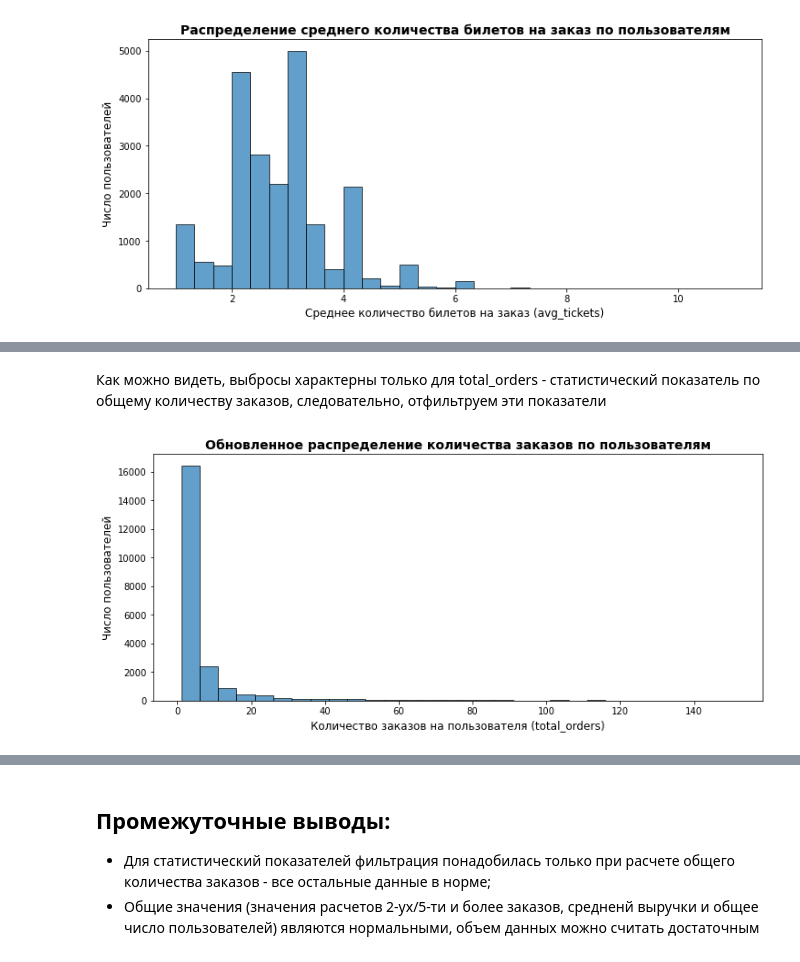
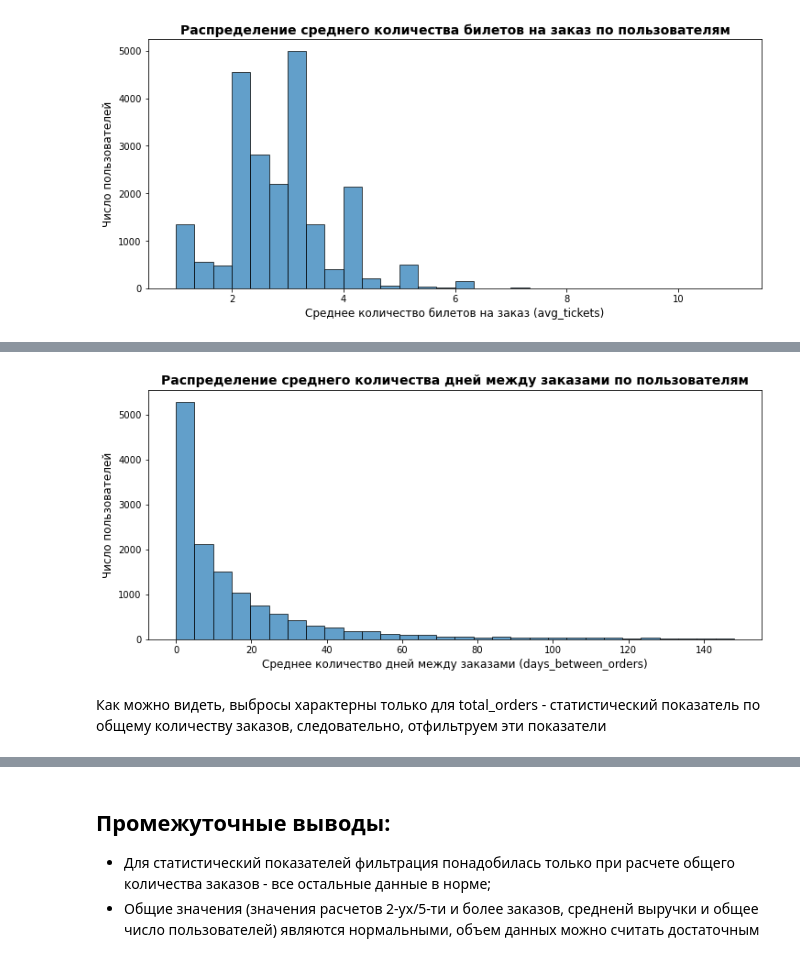
Before and after one commit to dmtr-mlhv/module2, a Jupyter notebook: project1.ipynb, the cells around one changed output, grey strips where cells are left out. Cells and saved outputs as stored; diff of their text form; code cells hidden in the pictures.

```diff
--- a/project1.ipynb
+++ b/project1.ipynb
@@ -959,14 +958,15 @@ plt.show()
+# %%
+plt.figure(figsize=(12, 5))
+plt.hist(profile['days_between_orders'], bins=30, edgecolor='black', alpha=0.7)
+plt.xlabel('Среднее количество дней между заказами (days_between_orders)', fontsize=12)
+plt.ylabel('Число пользователей', fontsize=12)
+plt.title('Распределение среднего количества дней между заказами по пользователям',
+           fontsize=14, fontweight='bold')
+plt.show()
+# %% [output]
+[figure, added]
 # %% [markdown]
  Как можно видеть, выбросы характерны только для total_orders - cтатистический показатель по общему количеству заказов, следовательно, отфильтруем эти показатели
 # %%
 total_orders_99perc = profile['total_orders'].quantile(0.99)
 profile = profile[(profile['total_orders'] <= total_orders_99perc)]
-# %%
-plt.figure(figsize=(12, 5))
-plt.hist(profile['total_orders'], bins=30, edgecolor='black', alpha=0.7)
-plt.xlabel('Количество заказов на пользователя (total_orders)', fontsize=12)
-plt.ylabel('Число пользователей', fontsize=12)
-plt.title('Обновленное распределение количества заказов по пользователям', fontsize=14, fontweight='bold')
-plt.show()
-# %% [output]
-[figure, removed]
```
Also changed, not shown: parts of 67 cells of this notebook.
